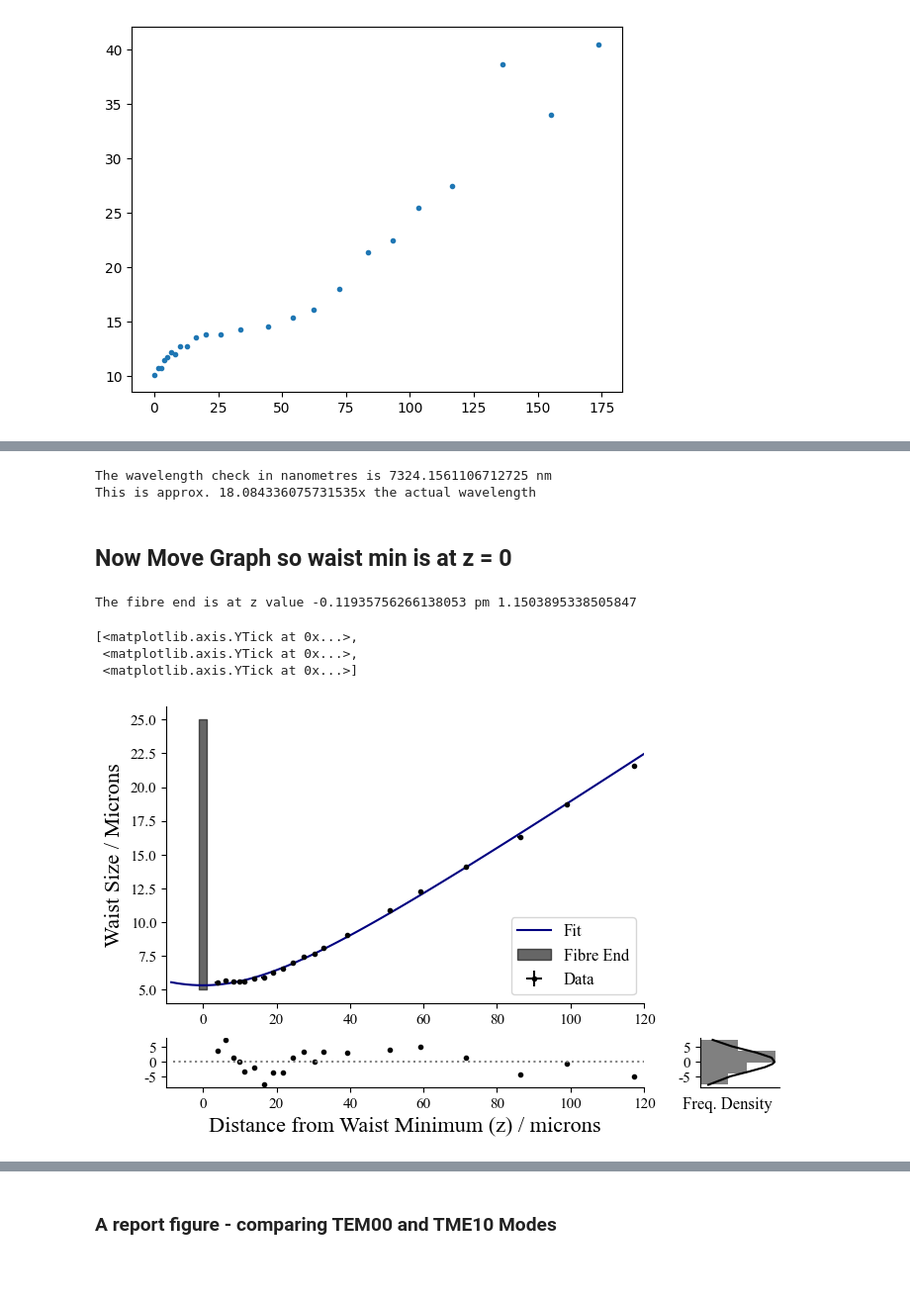
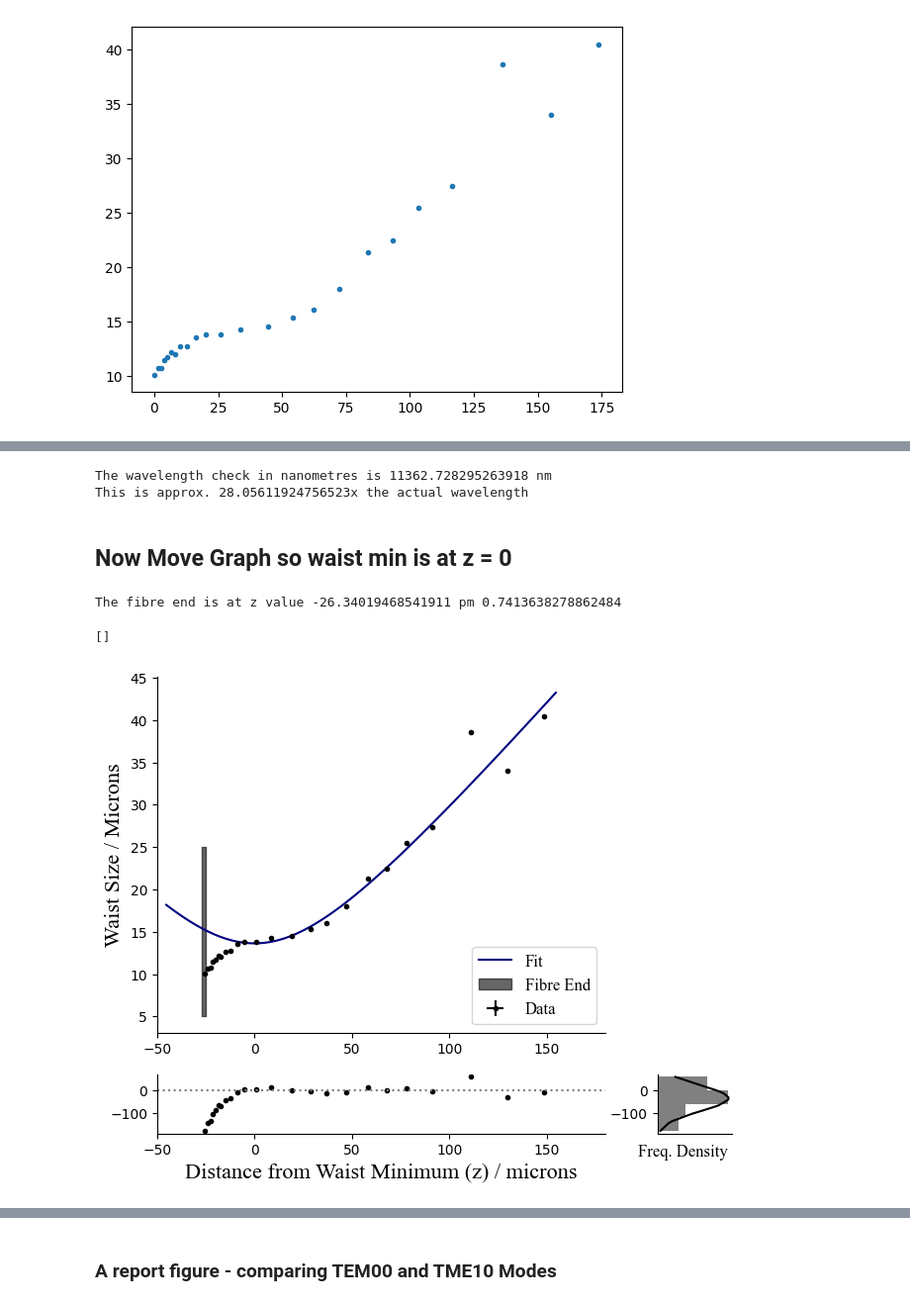
Before and after one commit to akay8/Level4Project, a Jupyter notebook: Fibre_2_30_11.ipynb, the cells around one changed output, grey strips where cells are left out. Shown at 99% size. Cells and saved outputs as stored; diff of their text form; code cells hidden in the pictures; blank space fills up the shorter version.

Commit message:
waist minimum only fit with last points now, what about those first 9??

```diff
--- a/Fibre_2_30_11.ipynb
+++ b/Fibre_2_30_11.ipynb
@@ -207,13 +207,12 @@ plt.errorbar(zs, waists_comp, xerr = zs_err, yerr = waists_comp_err, linestyle =
 <ErrorbarContainer object of 3 artists>
 [figure]
 # %%
+# Anomalous values??
+anom_y = waists_comp[-3]
+anom_x = zs[-3]
 
-# waists_comp = waists_comp[1:]
-# waists_comp_err = waists_comp_err[1:]
-# zs = zs[1:]
-# zs_err = zs_err[1:]
-
-waist_fit, params, params_errs, chisqu_WvsZ = fit_labs(zs, waists_comp, waists_comp_err, WvsZ, np.array([5,1,2]))
+#fit without bottom bit??
+waist_fit, params, params_errs, chisqu_WvsZ = fit_labs(zs[9:], waists_comp[9:], waists_comp_err[9:], WvsZ, np.array([5,1,2]))
 w0, z0,RR= params
 w0_err, z0_err,RR_err = params_errs
 # %%
@@ -238,8 +239,8 @@ The Rayleigh Range is 54.95199066137561 pm 0.12251738471160627.
 print('The wavelength check in nanometres is {} nm'.format(wavelength_check(w0,RR)))
 print('This is approx. {}x the actual wavelength'.format( wavelength_check(w0,RR) / (wavelength*10**3)))
 # %% [output]
-The wavelength check in nanometres is 7324.1561106712725 nm
-This is approx. 18.084336075731535x the actual wavelength
+The wavelength check in nanometres is 11362.728295263918 nm
+This is approx. 28.05611924756523x the actual wavelength
 # %% [markdown]
 ## Now Move Graph so waist min is at z = 0
 # %%
@@ -248,19 +249,21 @@ zs_0 = zs - z0
 zs_0_err = np.sqrt(zs_err**2 + z0_err**2)
 
 # z value at which fibre end occurs
-z_end = zs_0[0] - 4
+z_end = zs_0[0] - 1
 
-z_end_err = np.sqrt(zs_0_err[0]**2 + 1**2) # error on 4 measurement of 1 micron - high!
+z_end_err = np.sqrt(zs_0_err[1]**2 + 0.5**2) # error on 4 measurement of 1 micron - high!
 
 print('The fibre end is at z value {} pm {}'.format(z_end,z_end_err))
+z_end = np.round_(z_end, decimals = 0)
+z_end_err = np.round_(z_end_err, decimals = 0)
 
 # Residuals
 wz_res = norm_residuals(zs,waists_comp,waists_comp_err,WvsZ,params)
 # %% [output]
-The fibre end is at z value -0.11935756266138053 pm 1.1503895338505847
+The fibre end is at z value -26.34019468541911 pm 0.7413638278862484
 # %%
 # Create Figure
-fig, ((ax1,ax3),(ax2,ax4)) = plt.subplots(2,2,height_ratios=(6,1), width_ratios=(6,1), figsize = (8,5))
+fig, ((ax1,ax3),(ax2,ax4)) = plt.subplots(2,2,height_ratios=(6,1), width_ratios=(6,1), figsize = (7.5,6))
 
 # Font Settings
 font1 = mpl.font_manager.FontProperties(family='Times New Roman',
@@ -275,47 +278,48 @@ ax2.spines['top'].set_visible(False)
 ax2.spines['right'].set_visible(False)
 ax4.spines['top'].set_visible(False)
 ax4.spines['right'].set_visible(False)
 
 # Plot waists vs Z:
 ax1.errorbar(zs_0, waists_comp, xerr = zs_0_err, yerr = waists_comp_err, color = 'k', linestyle = '', marker = 'o', ms = 3, label = 'Data')
-ax1.plot(np.linspace(-20,120,100) - z0, WvsZ(np.linspace(-20,120,100), w0, z0,RR), color = 'navy', label = 'Fit')
+ax1.plot(np.linspace(-20,180,100) - z0, WvsZ(np.linspace(-20,180,100), w0, z0,RR), color = 'navy', label = 'Fit')
 
 # Plot vertical fill line of where fibre end is
-ax1.fill_betweenx(y=[5,25],x1=[-1,-1] , x2=[1, 1], color = 'k', alpha = 0.6, label = 'Fibre End')
+ax1.fill_betweenx(y=[5,25],x1=[z_end - z_end_err,z_end - z_end_err] , x2=[z_end + z_end_err,z_end + z_end_err], color = 'k', alpha = 0.6, label = 'Fibre End')
+
+# #Plot anomaly
+# ax1.errorbar(anom_x - z0, anom_y, color = 'k', label = 'Anomaly', marker = 'x', ms = 8, linestyle = '')
 
 # Residuals
 ax2.errorbar(zs_0,wz_res,color = 'k', linestyle = '', marker = 'o', ms = 3)
-ax2.errorbar([-8,120], [0,0], color = 'grey', linestyle = 'dotted')
+ax2.errorbar([-50,180], [0,0], color = 'grey', linestyle = 'dotted')
 
 # Histogram
 mean, stderr, sorted_res, dist = histogram_plot(wz_res)
 ax4.plot(dist, sorted_res, color = 'black')
 ax4.hist(sorted_res, density = True, orientation = 'horizontal', color = 'grey', bins = 4)
 
 # Axis labels
 ax2.set_xlabel('Distance from Waist Minimum (z) / microns', font = 'Times New Roman', fontsize = 16)
 ax1.set_ylabel('Waist Size / Microns', font = 'Times New Roman', fontsize = 16)
 ax1.legend(prop = font1, loc = 'lower right')
 ax4.set_xlabel('Freq. Density      ', font = 'Times New Roman', fontsize = 12)
 
-ax1.set_xlim(-10,120)
-ax2.set_xlim(-10,120)
+ax1.set_xlim(-50,180)
+ax2.set_xlim(-50,180)
 
 #Get Rid of Ticks
 ax4.set_xticks(ticks = [], labels = [], fontfamily = 'Times New Roman', fontsize = 10)
 
 # Make visible ticks times new roman
-ax1.set_xticks(ticks = np.arange(0,130,20), labels = np.arange(0,130,20), fontfamily = 'Times New Roman', fontsize = 11)
-ax2.set_xticks(ticks = np.arange(0,130,20), labels = np.arange(0,130,20), fontfamily = 'Times New Roman', fontsize = 11)
+# ax1.set_xticks(ticks = np.arange(0,130,20), labels = np.arange(0,130,20), fontfamily = 'Times New Roman', fontsize = 11)
+# ax2.set_xticks(ticks = np.arange(0,130,20), labels = np.arange(0,130,20), fontfamily = 'Times New Roman', fontsize = 11)
 
-ax1.set_yticks(ticks = np.arange(5,26,2.5), labels = np.round_(np.arange(5,26,2.5), decimals = 1), fontfamily = 'Times New Roman', fontsize = 11)
-ax2.set_yticks(ticks = np.arange(-5,6,5), labels = np.round_(np.arange(-5,6,5), decimals = 1), fontfamily = 'Times New Roman', fontsize = 11)
-ax4.set_yticks(ticks = np.arange(-5,6,5), labels = np.round_(np.arange(-5,6,5), decimals = 1), fontfamily = 'Times New Roman', fontsize = 11)
+# ax1.set_yticks(ticks = np.arange(5,26,2.5), labels = np.round_(np.arange(5,26,2.5), decimals = 1), fontfamily = 'Times New Roman', fontsize = 11)
+# ax2.set_yticks(ticks = np.arange(-5,6,5), labels = np.round_(np.arange(-5,6,5), decimals = 1), fontfamily = 'Times New Roman', fontsize = 11)
+# ax4.set_yticks(ticks = np.arange(-5,6,5), labels = np.round_(np.arange(-5,6,5), decimals = 1), fontfamily = 'Times New Roman', fontsize = 11)
 # %% [output]
-[<matplotlib.axis.YTick at 0x...>,
- <matplotlib.axis.YTick at 0x...>,
- <matplotlib.axis.YTick at 0x...>]
+[]
-[figure, old version]
+[figure, new version]
 # %%
 print('The minimum waist is {} pm {}'.format(w0, w0_err))
 print('The distance from the first measurement to the minimum waist is {} pm {}'.format(z0, z0_err))
```
Also changed, not shown: parts of 4 cells of this notebook.
